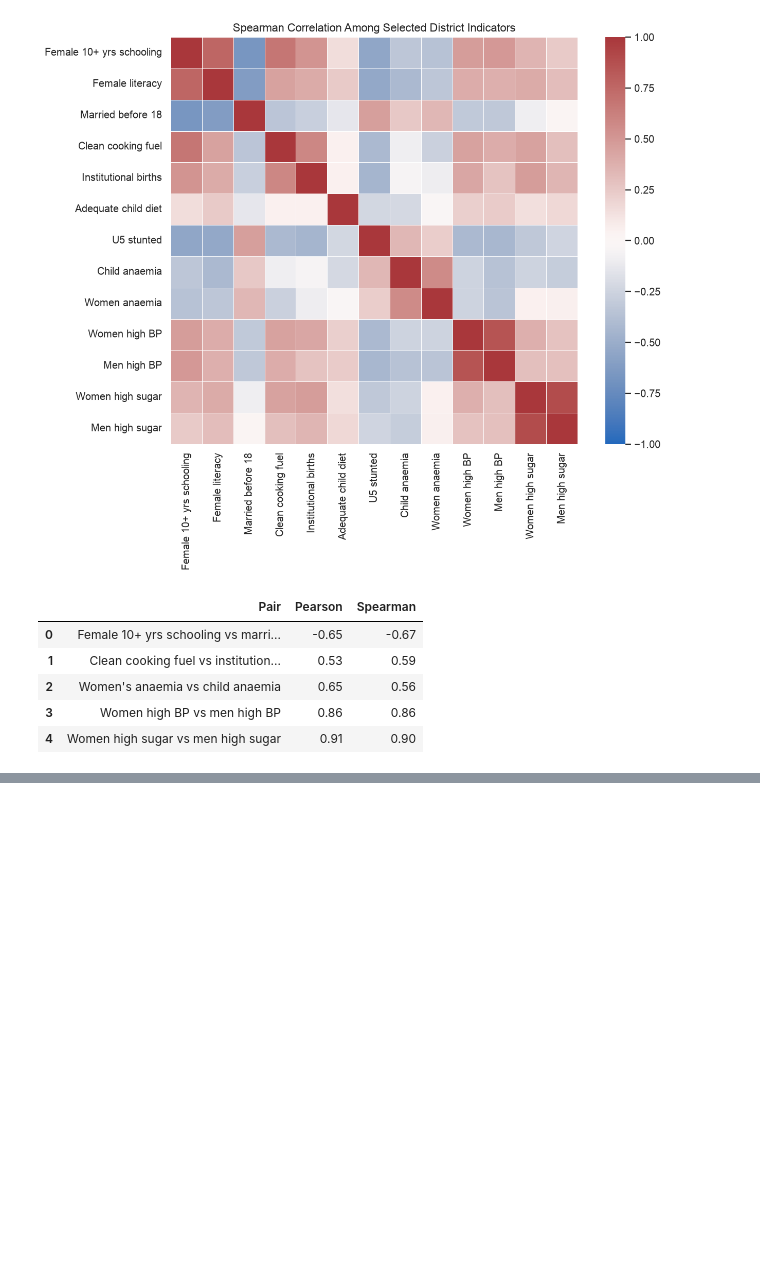
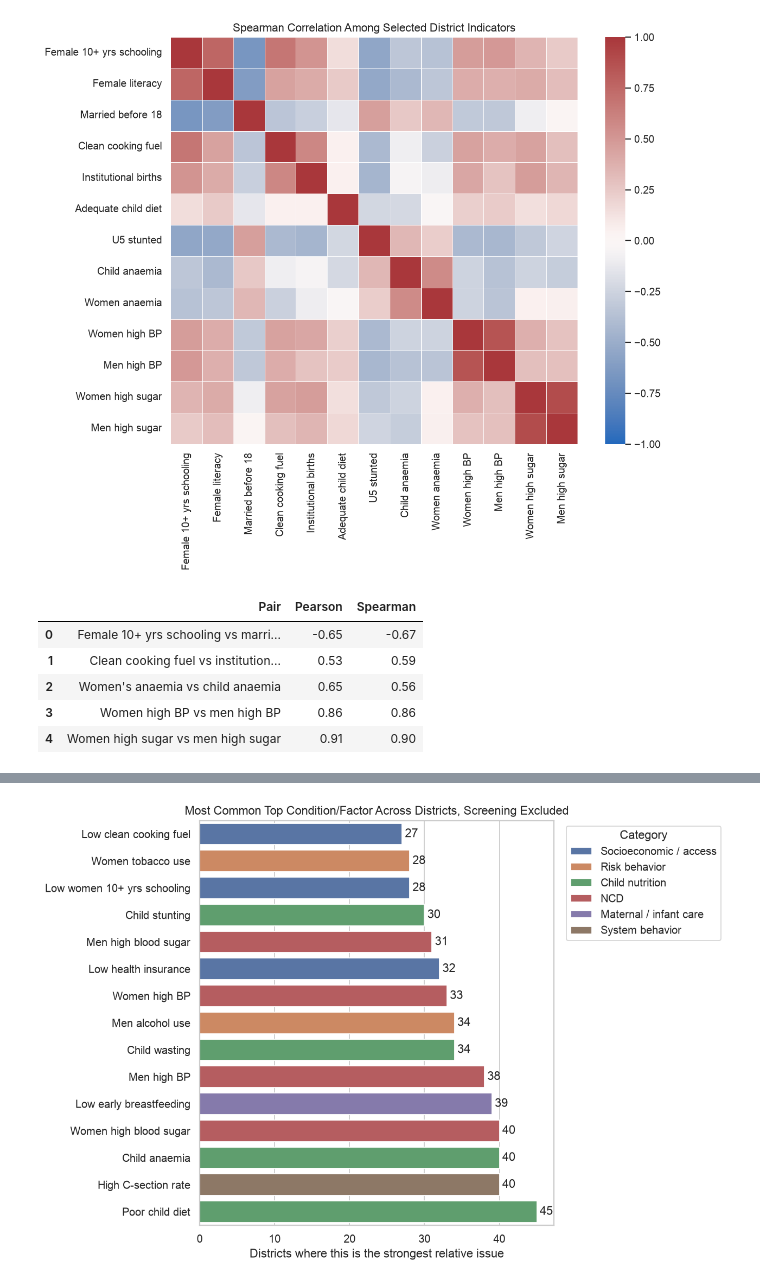
Before and after one commit to stevenybuilder/databricks-hack-medical-desert-challenge, a Jupyter notebook: output/jupyter-notebook/health_indicators_dataset_summary.ipynb, the cells around one changed output, grey strips where cells are left out. Saved outputs shown, nothing was run; the diff lists cells and outputs as text; code cells hidden in the pictures; blank space fills up the shorter version.

```diff
--- a/output/jupyter-notebook/health_indicators_dataset_summary.ipynb
+++ b/output/jupyter-notebook/health_indicators_dataset_summary.ipynb
@@ -1345,0 +713,31 @@ follow-up programs are likely to matter after the first visit.
+# %%
+top_condition_counts = (
+    top_conditions_by_district["top_condition_or_factor"]
+    .value_counts()
+    .rename_axis("condition_or_factor")
+    .reset_index(name="districts")
+)
+top_condition_counts["category"] = top_condition_counts["condition_or_factor"].map(
+    spec_df.set_index("condition")["category"]
+)
+
+fig, ax = plt.subplots(figsize=(10, 6.8))
+plot_counts = top_condition_counts.head(15).sort_values("districts", ascending=True)
+sns.barplot(
+    data=plot_counts,
+    y="condition_or_factor",
+    x="districts",
+    hue="category",
+    dodge=False,
+    ax=ax,
+)
+ax.set_title("Most Common Top Condition/Factor Across Districts, Screening Excluded")
+ax.set_xlabel("Districts where this is the strongest relative issue")
+ax.set_ylabel("")
+ax.legend(title="Category", bbox_to_anchor=(1.02, 1), loc="upper left")
+for container in ax.containers:
+    ax.bar_label(container, padding=3, fmt="%d")
+plt.tight_layout()
+plt.show()
+# %% [output]
+[figure, added]
```
Also changed, not shown: parts of 30 cells of this notebook, 54 other files.
